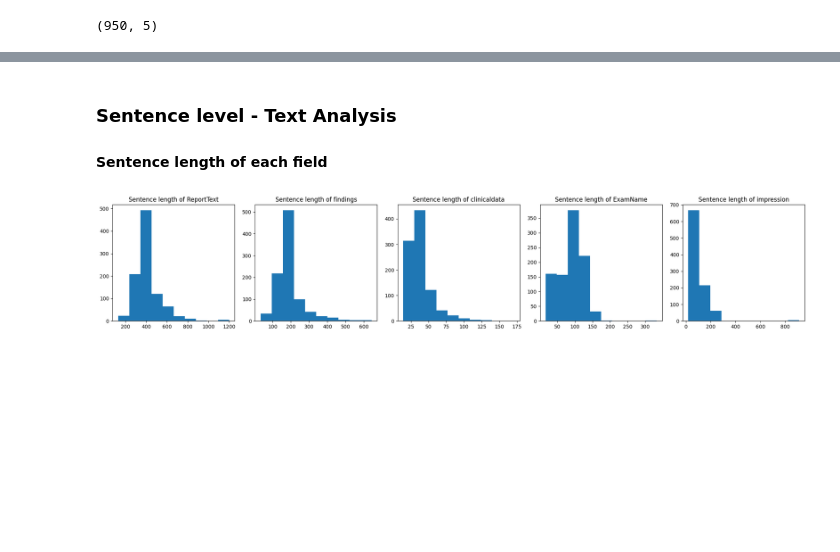
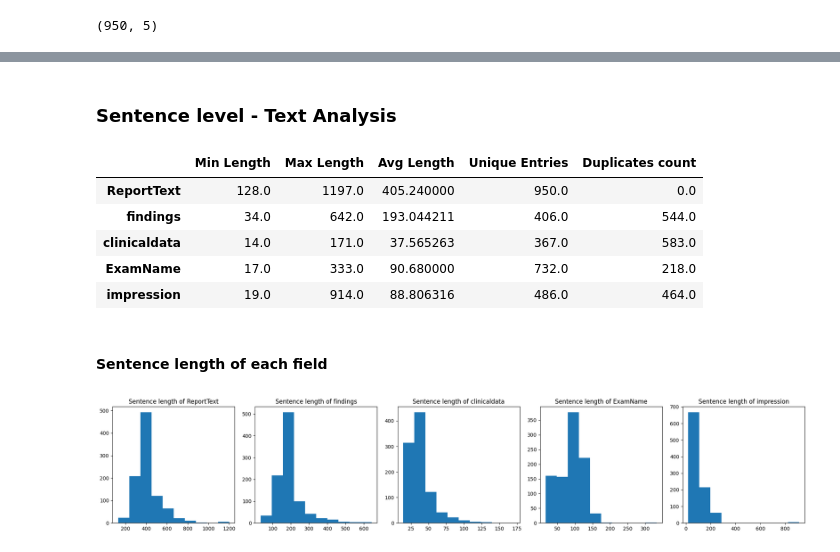
Before and after one commit to Divya-Chintala/Build_Projects_Open_Avenue, a Jupyter notebook: Open_Avenue/EDA/EDA_NLP_Project.ipynb, the cells around one changed output, grey strips where cells are left out. Cells and saved outputs as stored; diff of their text form; code cells hidden in the pictures; blank space fills up the shorter version.

```diff
--- a/Open_Avenue/EDA/EDA_NLP_Project.ipynb
+++ b/Open_Avenue/EDA/EDA_NLP_Project.ipynb
@@ -85,0 +170,5 @@ data.head()
+# %%
+
+pd.set_option('display.max_colwidth', None)
+pd.set_option('display.max_rows', None)
+pd.set_option('display.max_columns', None)
@@ -85,0 +177,11 @@ data.head()
+# %%
+dt={}
+for col in data.columns:
+    dt[col]={}
+    most_frequent = data[col].value_counts().index[0]
+    freq = data[col].value_counts().iloc[0]
+    dt[col]['Most Frequent Value']=most_frequent
+    dt[col]['Frequency']=freq
+
+df_freqs=pd.DataFrame(dt).T
+df_freqs
@@ -86,7 +195,32 @@ data.head()
 # %% [markdown]
 ### Sentence level - Text Analysis
-
-#### Sentence length of each field
+# %%
+
+d={}
+for col in data.columns:
+    l=[]
+    text=data[col]
+    for i in text:
+        l.append(len(i))
+    d[col]={}
+    d[col]["Min Length"]=min(l)
+    d[col]["Max Length"]=max(l)
+    d[col]["Avg Length"]=(sum(l)/len(l))
+    d[col]["Unique Entries"] = data[col].nunique()
+    d[col]["Duplicates count"]= data[col].duplicated().sum()
+
+
+df_stats=pd.DataFrame(d).T
+df_stats
+# %% [output]
+|  | Min Length | Max Length | Avg Length | Unique Entries | Duplicates count |
+| ReportText | 128.0 | 1197.0 | 405.240000 | 950.0 | 0.0 |
+| findings | 34.0 | 642.0 | 193.044211 | 406.0 | 544.0 |
+| clinicaldata | 14.0 | 171.0 | 37.565263 | 367.0 | 583.0 |
+| ExamName | 17.0 | 333.0 | 90.680000 | 732.0 | 218.0 |
+| impression | 19.0 | 914.0 | 88.806316 | 486.0 | 464.0 |
+# %% [markdown]
+#### Sentence length of each field
 # %%
 def plot_sentence_length_histogram(ax,text,title):
     text.str.len().hist(ax=ax)
```
Also changed, not shown: parts of 24 cells of this notebook.
